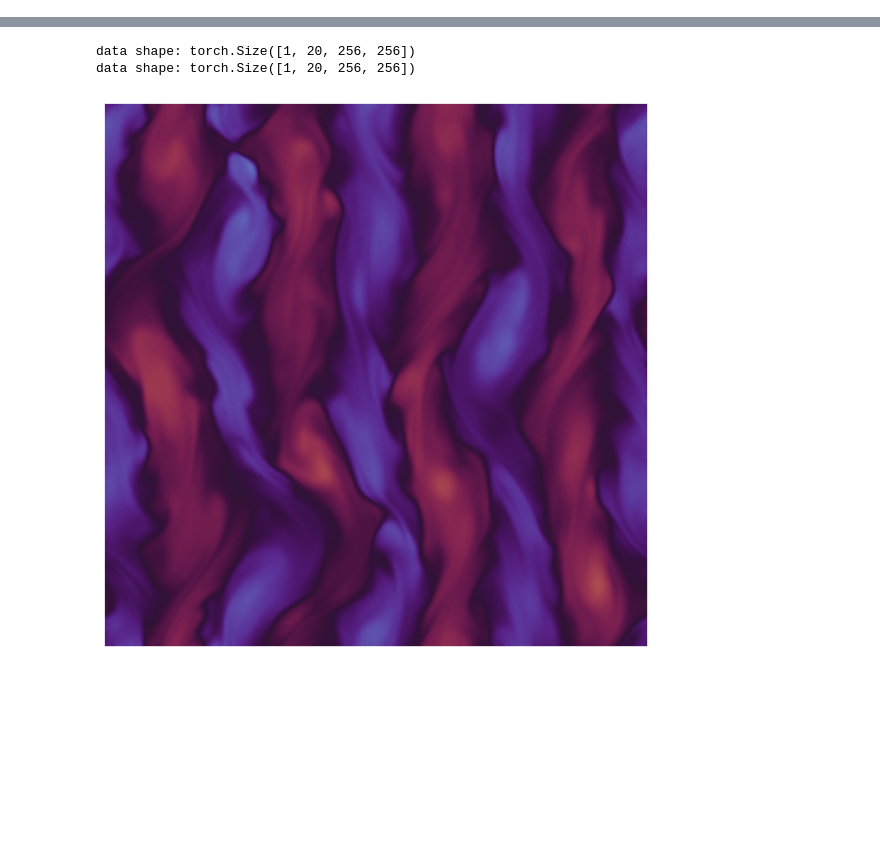
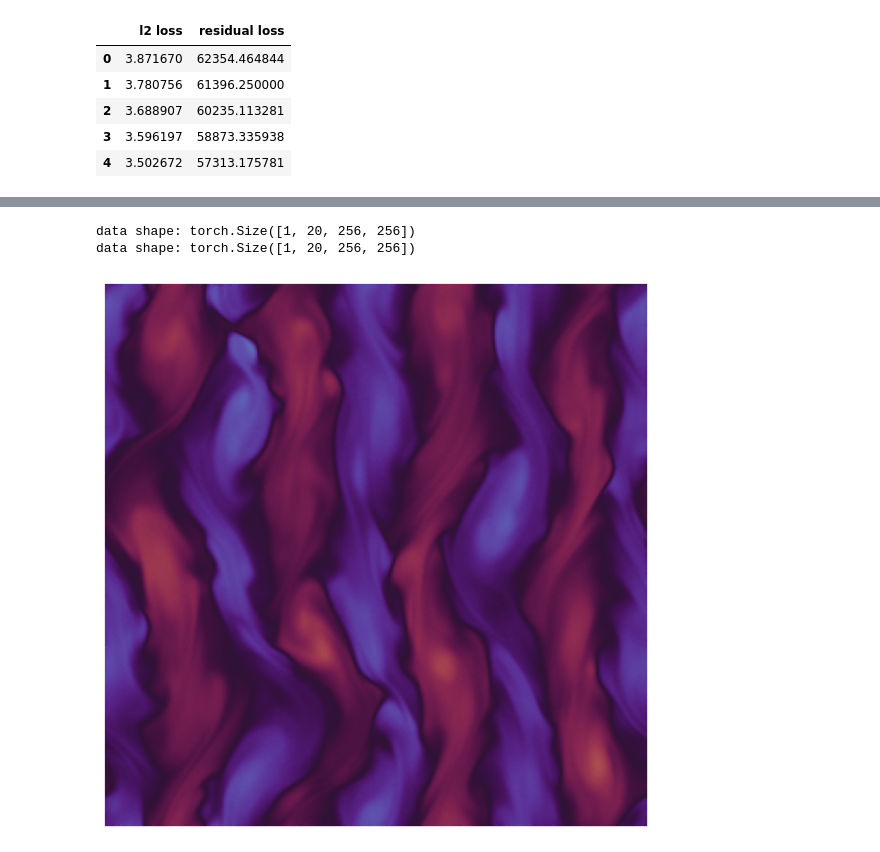
Before and after one commit to nataliepham6720/Diffusion-based-PINN, a Jupyter notebook: visualization.ipynb, the cells around one changed output, grey strips where cells are left out. Cells and saved outputs as stored; diff of their text form; code cells hidden in the pictures; blank space fills up the shorter version.

```diff
--- a/visualization.ipynb
+++ b/visualization.ipynb
@@ -22,0 +34,20 @@ from copy import deepcopy
+# %%
+cpu_loss = [t.cpu().item() for t in data_2['l2 loss']]
+cpu_residual = [t.cpu().item() for t in data_2['residual loss']]
+
+# Update the data dictionary with CPU tensor values
+data_2['l2 loss'] = cpu_loss
+data_2['residual loss'] = cpu_residual
+
+# Convert dictionary to DataFrame
+df_2 = pd.DataFrame(data_2)
+
+# Print the DataFrame
+df_2.head()
+# %% [output]
+|  | l2 loss | residual loss |
+| 0 | 3.871670 | 62354.464844 |
+| 1 | 3.780756 | 61396.250000 |
+| 2 | 3.688907 | 60235.113281 |
+| 3 | 3.596197 | 58873.335938 |
+| 4 | 3.502672 | 57313.175781 |
```
Also changed, not shown: parts of 6 cells of this notebook, 3 other files.
